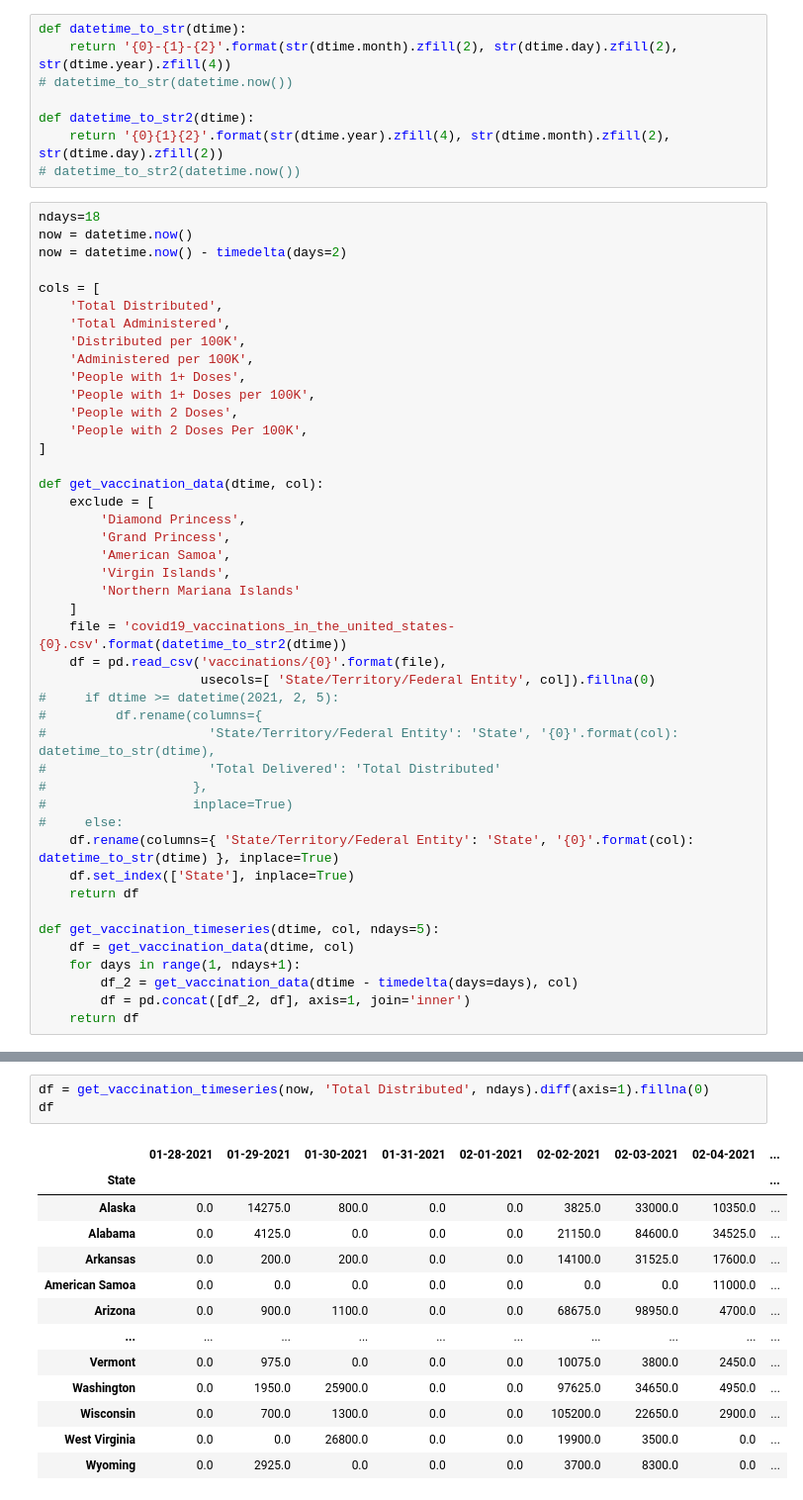
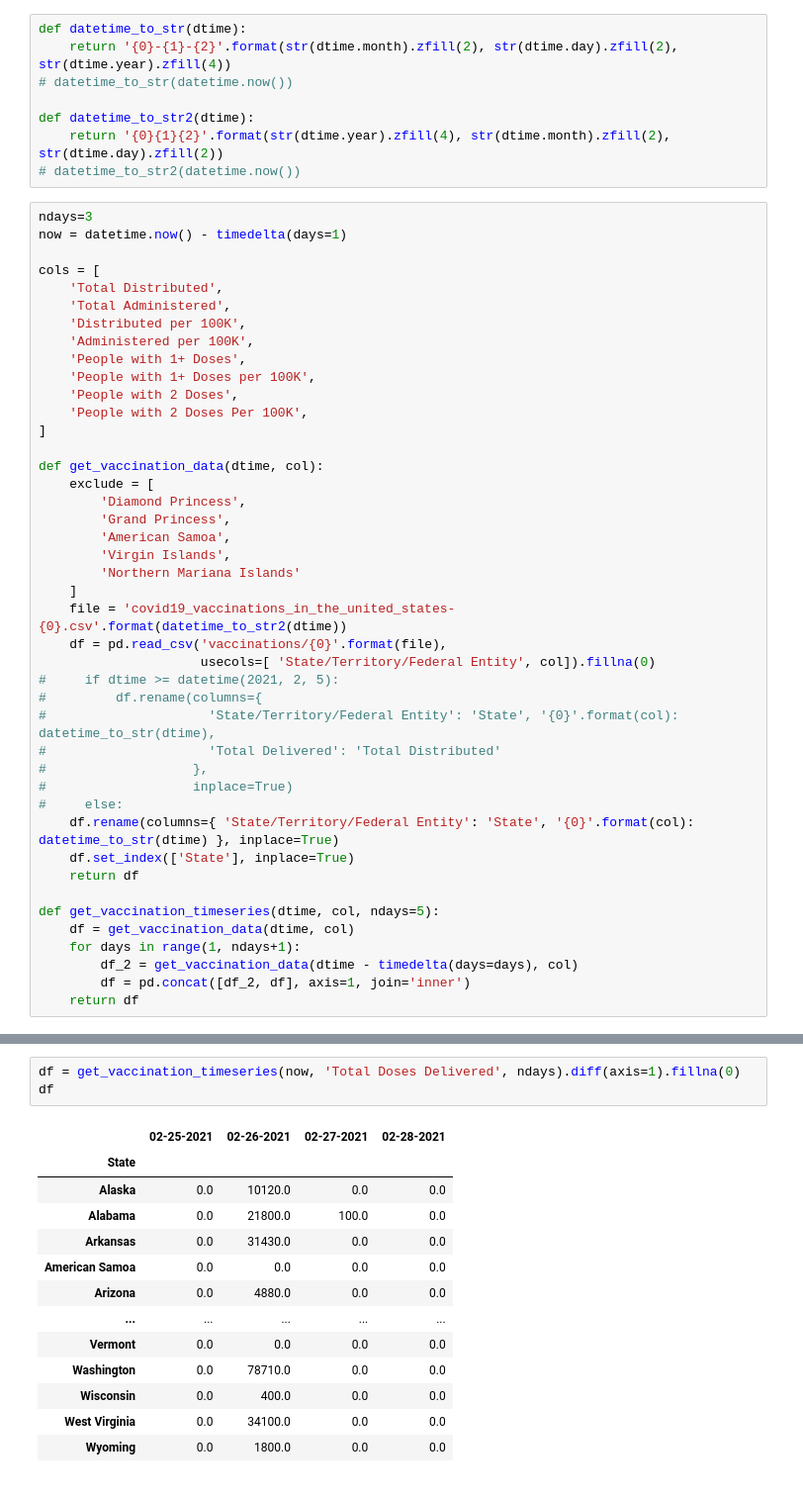
Before and after one commit to jmocay/Notebooks, a Jupyter notebook: covid19_vaccination.ipynb, the cells around one changed output, grey strips where cells are left out. Shown at 99% size. Drawn from its saved outputs; the diff is of its cells as text.

```diff
--- a/covid19_vaccination.ipynb
+++ b/covid19_vaccination.ipynb
@@ -11,9 +11,8 @@ def datetime_to_str2(dtime):
     return '{0}{1}{2}'.format(str(dtime.year).zfill(4), str(dtime.month).zfill(2), str(dtime.day).zfill(2))
 # datetime_to_str2(datetime.now())
 # %%
-ndays=18
-now = datetime.now()
-now = datetime.now() - timedelta(days=2)
+ndays=3
+now = datetime.now() - timedelta(days=1)
 
 cols = [
     'Total Distributed',
@@ -147,17 +174,17 @@ df
 # %%
-df = get_vaccination_timeseries(now, 'Total Distributed', ndays).diff(axis=1).fillna(0)
+df = get_vaccination_timeseries(now, 'Total Doses Delivered', ndays).diff(axis=1).fillna(0)
 df
 # %% [output]
-|  | 01-28-2021 | 01-29-2021 | 01-30-2021 | 01-31-2021 | 02-01-2021 | 02-02-2021 | 02-03-2021 | 02-04-2021 | ... |
-| State |  |  |  |  |  |  |  |  | ... |
-| Alaska | 0.0 | 14275.0 | 800.0 | 0.0 | 0.0 | 3825.0 | 33000.0 | 10350.0 | ... |
-| Alabama | 0.0 | 4125.0 | 0.0 | 0.0 | 0.0 | 21150.0 | 84600.0 | 34525.0 | ... |
-| Arkansas | 0.0 | 200.0 | 200.0 | 0.0 | 0.0 | 14100.0 | 31525.0 | 17600.0 | ... |
-| American Samoa | 0.0 | 0.0 | 0.0 | 0.0 | 0.0 | 0.0 | 0.0 | 11000.0 | ... |
-| Arizona | 0.0 | 900.0 | 1100.0 | 0.0 | 0.0 | 68675.0 | 98950.0 | 4700.0 | ... |
-| ... | ... | ... | ... | ... | ... | ... | ... | ... | ... |
-| Vermont | 0.0 | 975.0 | 0.0 | 0.0 | 0.0 | 10075.0 | 3800.0 | 2450.0 | ... |
-| Washington | 0.0 | 1950.0 | 25900.0 | 0.0 | 0.0 | 97625.0 | 34650.0 | 4950.0 | ... |
-| Wisconsin | 0.0 | 700.0 | 1300.0 | 0.0 | 0.0 | 105200.0 | 22650.0 | 2900.0 | ... |
-| West Virginia | 0.0 | 0.0 | 26800.0 | 0.0 | 0.0 | 19900.0 | 3500.0 | 0.0 | ... |
-| Wyoming | 0.0 | 2925.0 | 0.0 | 0.0 | 0.0 | 3700.0 | 8300.0 | 0.0 | ... |
+|  | 02-25-2021 | 02-26-2021 | 02-27-2021 | 02-28-2021 |
+| State |  |  |  |  |
+| Alaska | 0.0 | 10120.0 | 0.0 | 0.0 |
+| Alabama | 0.0 | 21800.0 | 100.0 | 0.0 |
+| Arkansas | 0.0 | 31430.0 | 0.0 | 0.0 |
+| American Samoa | 0.0 | 0.0 | 0.0 | 0.0 |
+| Arizona | 0.0 | 4880.0 | 0.0 | 0.0 |
+| ... | ... | ... | ... | ... |
+| Vermont | 0.0 | 0.0 | 0.0 | 0.0 |
+| Washington | 0.0 | 78710.0 | 0.0 | 0.0 |
+| Wisconsin | 0.0 | 400.0 | 0.0 | 0.0 |
+| West Virginia | 0.0 | 34100.0 | 0.0 | 0.0 |
+| Wyoming | 0.0 | 1800.0 | 0.0 | 0.0 |
```
Also changed, not shown: parts of 18 cells of this notebook, 10 other files.
